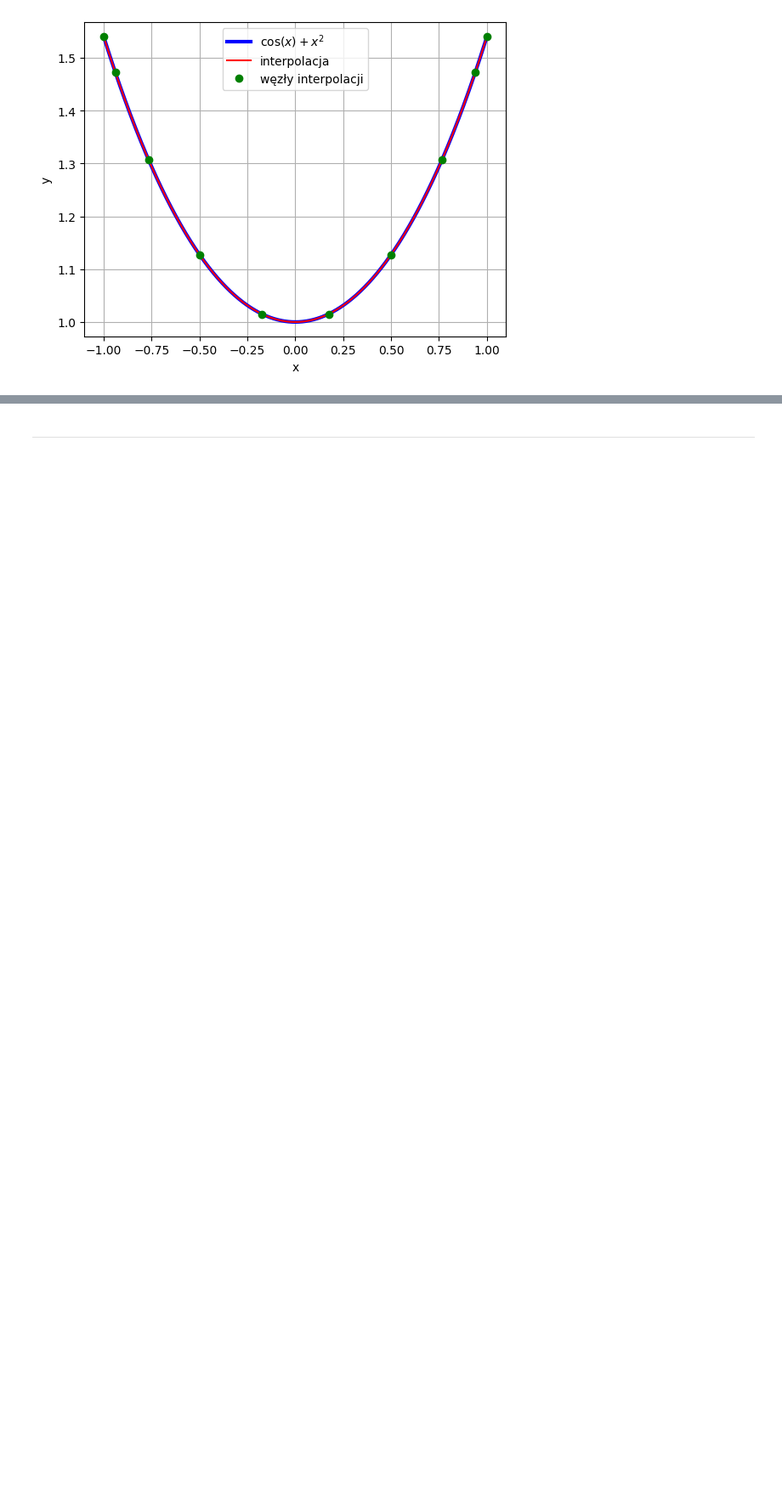
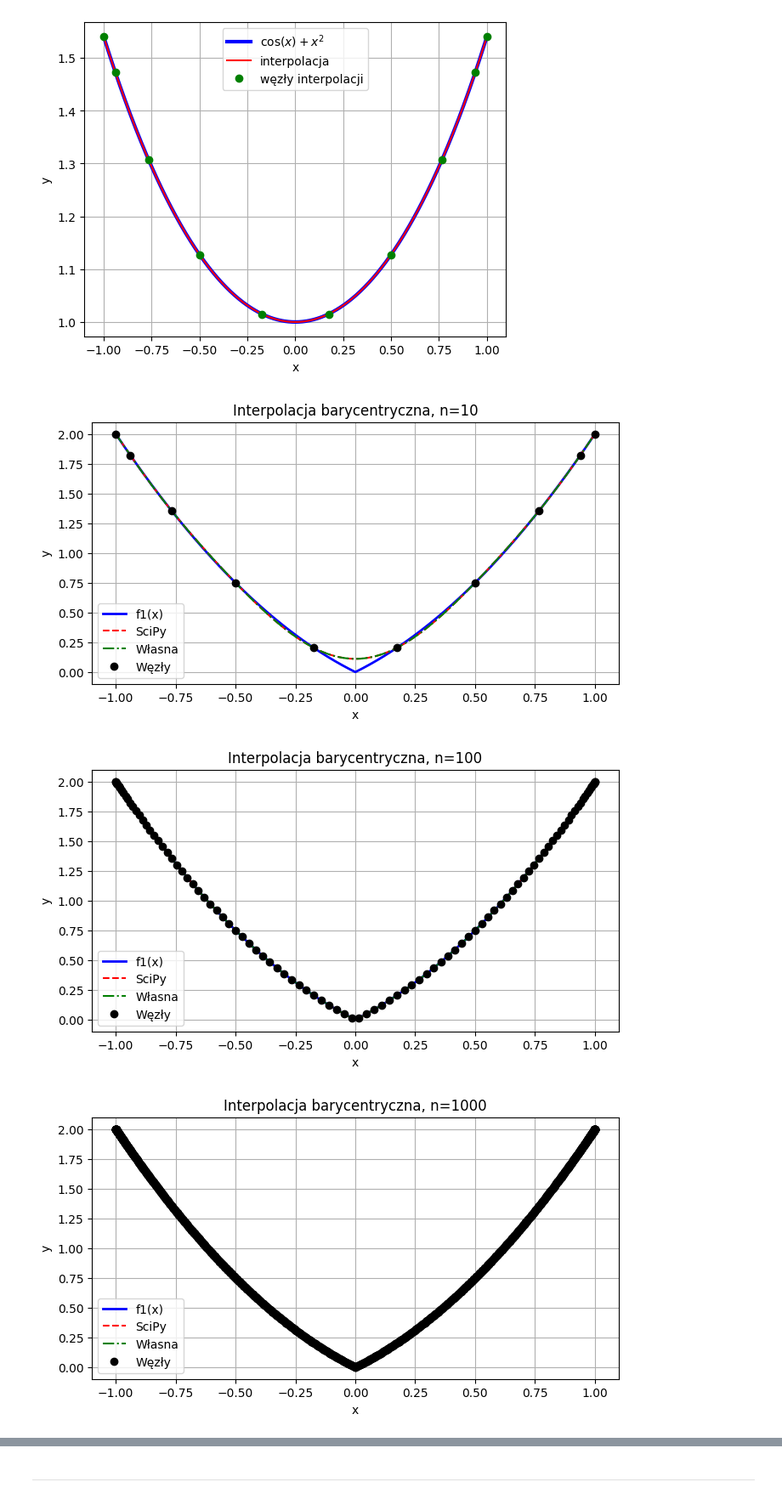
Before and after one commit to MN-KJ-2025/lab9-interpolacja-NL920, a Jupyter notebook: sprawozdanie.ipynb, the cells around one changed output, grey strips where cells are left out. Shown at 85% size. Drawn from its saved outputs; the diff is of its cells as text; code cells hidden in the pictures; blank space fills up the shorter version.

```diff
--- a/sprawozdanie.ipynb
+++ b/sprawozdanie.ipynb
@@ -150,0 +150,54 @@ plt.show()
+# %%
+import numpy as np
+import matplotlib.pyplot as plt
+import scipy as sp
+import time
+from scipy.interpolate import barycentric_interpolate
+from main import chebyshev_nodes, bar_cheb_weights, f1, barycentric_inte, L_inf
+
+x_plot = np.linspace(-1, 1, 1000)
+orders = [10, 100, 1000, 5000]
+
+results = []
+
+
+
+for n in orders:
+    xi = chebyshev_nodes(n)
+    yi = f1(xi)
+    wi = bar_cheb_weights(n)
+
+
+    start = time.time()
+    y_scipy = barycentric_interpolate(xi, yi, x_plot)
+    t_scipy = time.time() - start
+
+    start = time.time()
+    y_own = barycentric_inte(xi, yi, wi, x_plot)
+    t_own = time.time() - start
+
+    err_scipy = L_inf(f1(x_plot), y_scipy)
+    err_own = L_inf(f1(x_plot), y_own)
+
+    results.append((n, err_scipy, err_own, t_scipy, t_own))
+
+    plt.figure(figsize=(8,4))
+    plt.plot(x_plot, f1(x_plot), 'b', linewidth=2, label='f1(x)')
+    plt.plot(x_plot, y_scipy, 'r--', label='SciPy')
+    plt.plot(x_plot, y_own, 'g-.', label='Własna')
+    plt.plot(xi, yi, 'ko', label='Węzły')
+    plt.title(f"Interpolacja barycentryczna, n={n}")
+    plt.xlabel('x')
+    plt.ylabel('y')
+    plt.legend()
+    plt.grid(True)
+    plt.show()
+
+
+print(f"{'n':>10} {'err_scipy':>12} {'err_own':>12} {'time_scipy[s]':>15} {'time_own[s]':>15}")
+for row in results:
+    print(f"{row[0]:>10} {row[1]:>12.3e} {row[2]:>12.3e} {row[3]:>15.4f} {row[4]:>15.4f}")
+# %% [output]
+[figure, added]
+[figure, added]
+[figure, added]
```
Also changed, not shown: parts of 11 cells of this notebook, 1 other file.
